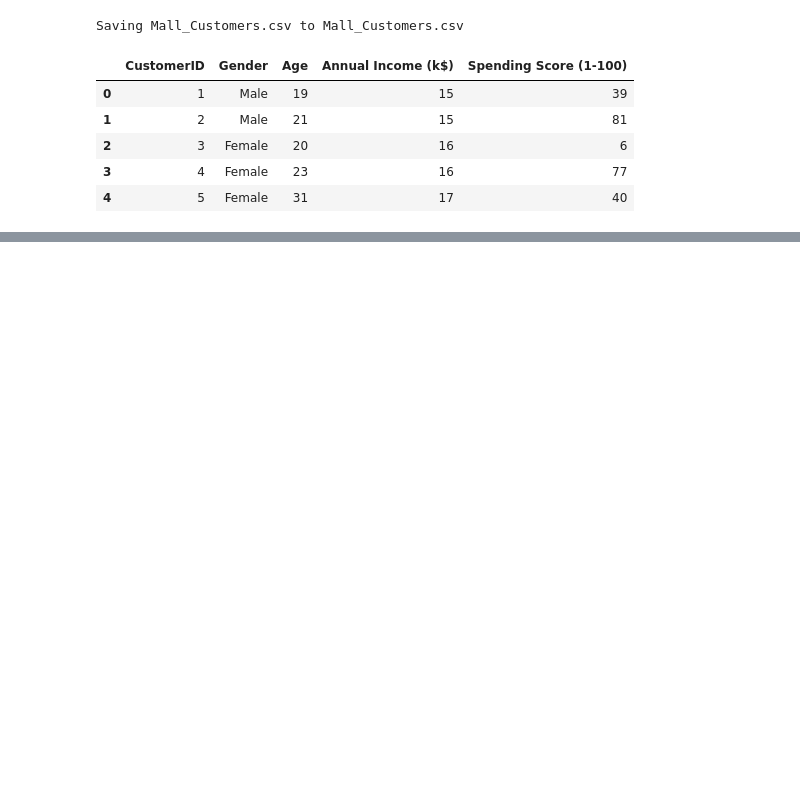
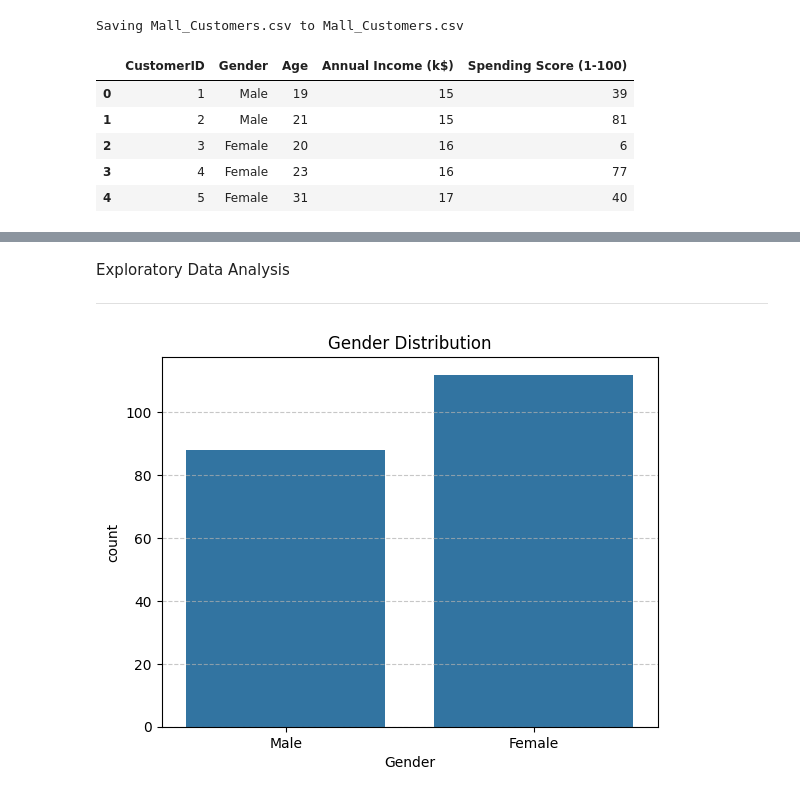
Before and after one commit to IreneWanjiruKariuki/NetflixTitles-DataCleaning, a Jupyter notebook: Mall_Customers_Clustering.ipynb, the cells around one changed output, grey strips where cells are left out. Cells and saved outputs as stored; diff of their text form; code cells hidden in the pictures; blank space fills up the shorter version.

Commit message:
Q2- Data Cleaning and Exploratory Data Analysis

```diff
--- a/Mall_Customers_Clustering.ipynb
+++ b/Mall_Customers_Clustering.ipynb
@@ -22,0 +108,4 @@ Saving Mall_Customers.csv to Mall_Customers.csv
+# %% [markdown]
+Exploratory Data Analysis
+
+---
@@ -22,0 +115,9 @@ Saving Mall_Customers.csv to Mall_Customers.csv
+# %%
+#1. Gender distribution:
+sns.countplot(x='Gender', data=df)
+plt.title('Gender Distribution')
+plt.grid(axis='y', linestyle='--', alpha=0.7)
+plt.show()
+#There are more female shoppers in the mall than male shoppers.
+# %% [output]
+[figure, added]
```
Also changed, not shown: parts of 19 cells of this notebook.
